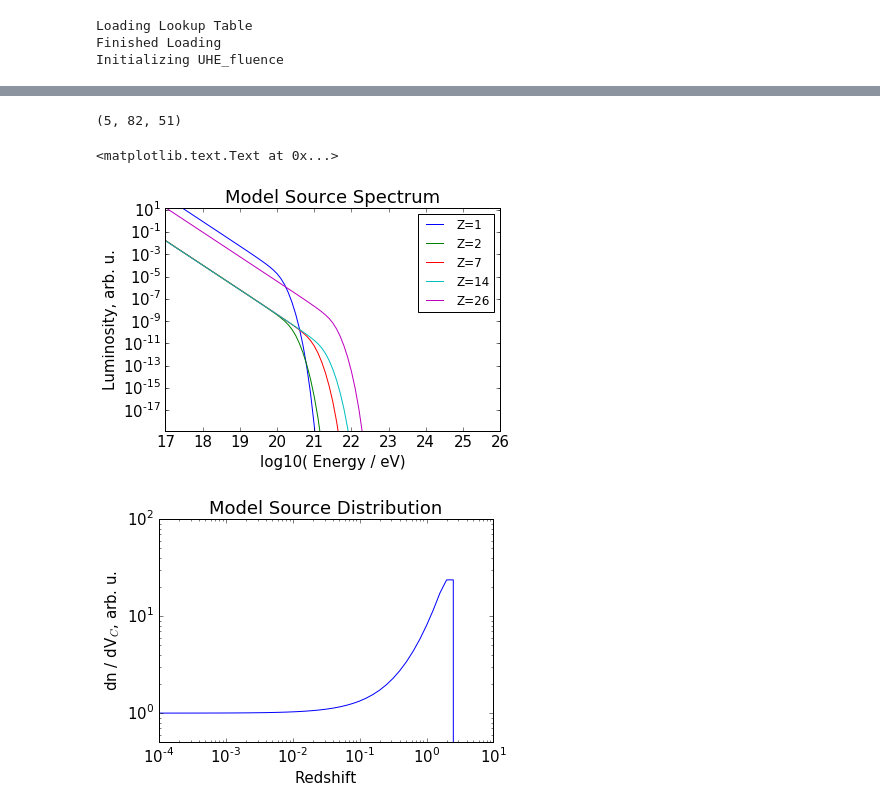
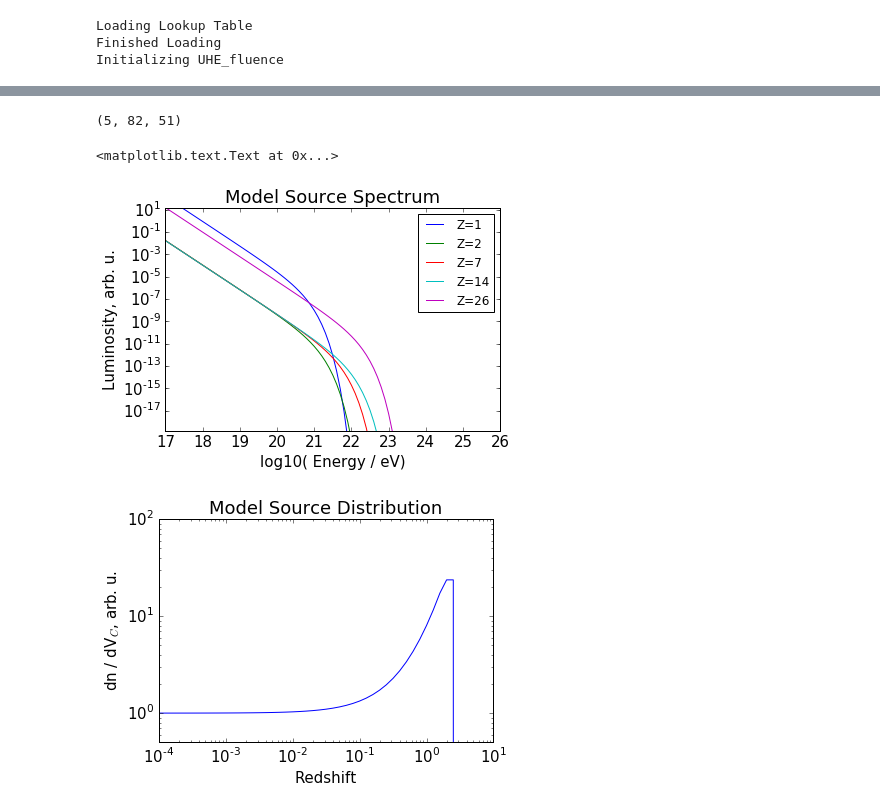
Before and after one commit to afromero/CRANE, a Jupyter notebook: examples/03_Fluence.ipynb, the cells around one changed output, grey strips where cells are left out. Saved outputs shown, nothing was run; the diff lists cells and outputs as text; code cells hidden in the pictures.

```diff
--- a/examples/03_Fluence.ipynb
+++ b/examples/03_Fluence.ipynb
@@ -32,10 +32,11 @@ Initializing UHE_fluence
 # %%
 #parms = [norm, spectral_index, E_max, f_He, f_N, f_Si, f_Fe, source_index, z1, z2, z3]
 #parms = [1.16e-62,-2.2,20.1,2.60e-04,3.69e-03,1.47e-03,1.28e-03,5.9,0.53,0.53,2.36]
-parms = [1.33e-62,-2.2,20.0,1.11e-04,1.10e-04,1.08e-04,9.92e-02,3.0,1.87,2.66,3.01, 3.]
+parms = [1.33e-62,-2.2,20.5,1.11e-04,1.10e-04,1.08e-04,9.92e-02,3.0,1.87,2.66,3.01, 3.]
 #parms = [1.23e-62, -2.2, 23.3, 3.04e-01, 3.91e-01, 1.90e-01, 2.04e-04,2.8,1.60,2.71,3.30]
 fluences = fcalc.fluence_model(*parms)
 
+print fluences
 #print input_log10_E
 
 figure(figsize=(6,10))
@@ -82,29 +96,29 @@ grid(True)
 # %%
 e_spec  = fcalc.source_energy_spectrum(spectral_index = parms[1])
 src_dist = fcalc.source_distribution(source_index=parms[7], z1=parms[8], z2=parms[9], z3=parms[10])
 
-vals = fcalc.source_model_array(parms[3:7], e_spec, src_dist, E_max=20., beta=3.)
+vals = fcalc.source_model_array(parms[3:7], e_spec, src_dist, E_max=20.5)
 print vals.shape
 for k in range(0,5):
     semilogy(input_log10_E, vals[k,:,0], label='Z=%d'%input_Z[k] )
 ylim(1.e-20*np.max(vals[k,:,0]), np.max(vals[k,:,0]))
 legend()
 title('Model Source Spectrum')
 xlabel('log10( Energy / eV)')
 ylabel('Luminosity, arb. u.')
 
 figure()
 ax=subplot(111)
 ax.set_yscale('log')
 ax.set_xscale('log')
 plot(10**input_log10_z, src_dist)
 y1,y2 = ax.get_ylim()
 ylim(0.5, y2)
 xlabel('Redshift')
 ylabel(r'dn / dV$_C$, arb. u.')
 title('Model Source Distribution')
 # %% [output]
 (5, 82, 51)
 <matplotlib.text.Text at 0x...>
-[figure, old version]
+[figure, new version]
 [figure]
```
Also changed, not shown: parts of 1 cell of this notebook, 1 other file.
